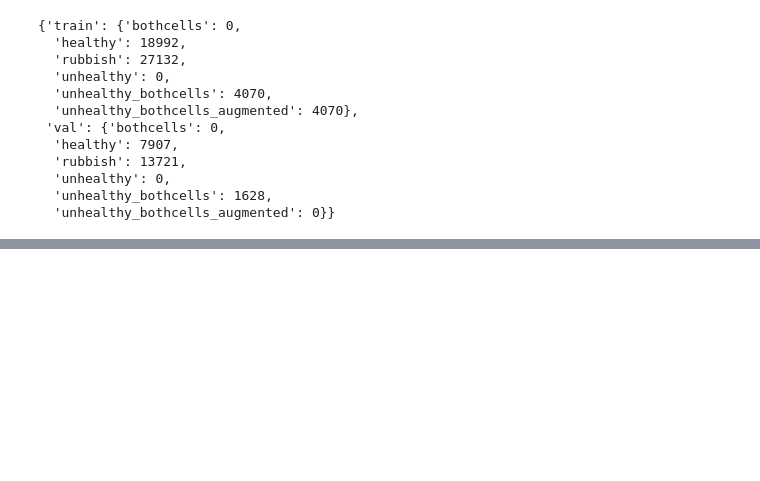
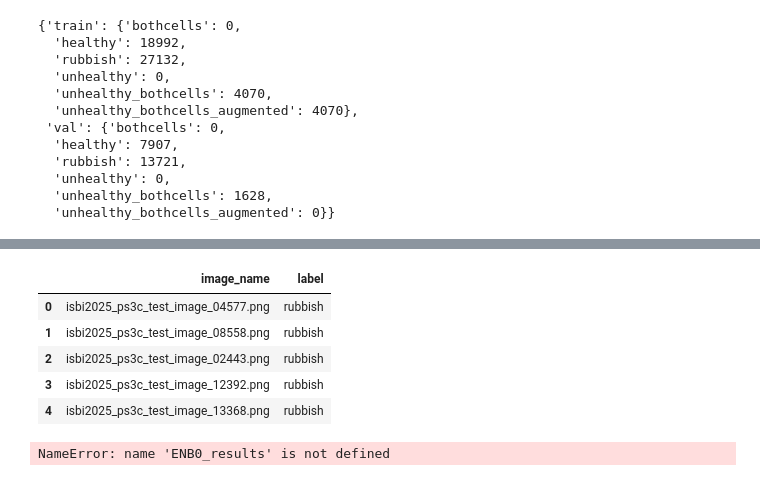
Before and after one commit to Laumartin4/smearly, a Jupyter notebook: notebooks/Eve_smearly.ipynb, the cells around one changed output, grey strips where cells are left out. Saved outputs shown, nothing was run; the diff lists cells and outputs as text; code cells hidden in the pictures; blank space fills up the shorter version.

```diff
--- a/notebooks/Eve_smearly.ipynb
+++ b/notebooks/Eve_smearly.ipynb
@@ -980,0 +990,11 @@ train_val_size(val_dist_float, train_dist_float)
+# %%
+y_test_df["label"]="rubbish"
+# %%
+y_test_df.head()
+# %% [output]
+|  | image_name | label |
+| 0 | isbi2025_ps3c_test_image_04577.png | rubbish |
+| 1 | isbi2025_ps3c_test_image_08558.png | rubbish |
+| 2 | isbi2025_ps3c_test_image_02443.png | rubbish |
+| 3 | isbi2025_ps3c_test_image_12392.png | rubbish |
+| 4 | isbi2025_ps3c_test_image_13368.png | rubbish |
@@ -980,0 +1003,4 @@ train_val_size(val_dist_float, train_dist_float)
+# %%
+ENB0_results
+# %% [output]
+NameError: name 'ENB0_results' is not defined
```
Also changed, not shown: parts of 4 cells of this notebook.
